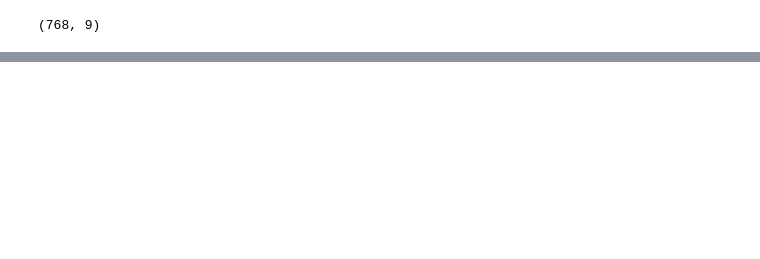
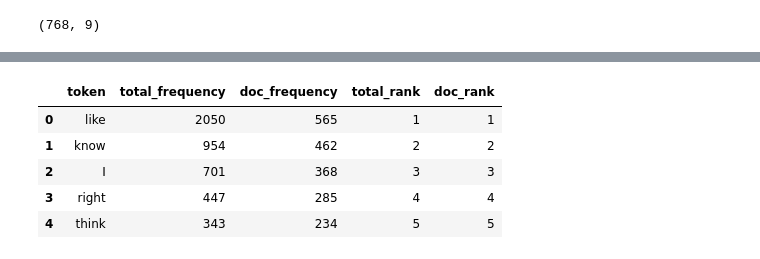
Before and after one commit to lonnychen/nlp_research_note, a Jupyter notebook: nlp_research_note.ipynb, the cells around one changed output, grey strips where cells are left out. Drawn from its saved outputs; the diff is of its cells as text; code cells hidden in the pictures; blank space fills up the shorter version.

```diff
--- a/nlp_research_note.ipynb
+++ b/nlp_research_note.ipynb
@@ -72,0 +285,11 @@ df_channels_load.shape
+# %%
+# Create DF from BoW matrix and feature names
+df_token_frequency = create_token_frequency(transcripts_bow_tuple)
+df_token_frequency.head()
+# %% [output]
+|  | token | total_frequency | doc_frequency | total_rank | doc_rank |
+| 0 | like | 2050 | 565 | 1 | 1 |
+| 1 | know | 954 | 462 | 2 | 2 |
+| 2 | I | 701 | 368 | 3 | 3 |
+| 3 | right | 447 | 285 | 4 | 4 |
+| 4 | think | 343 | 234 | 5 | 5 |
```
Also changed, not shown: parts of 41 cells of this notebook, 2 other files.
